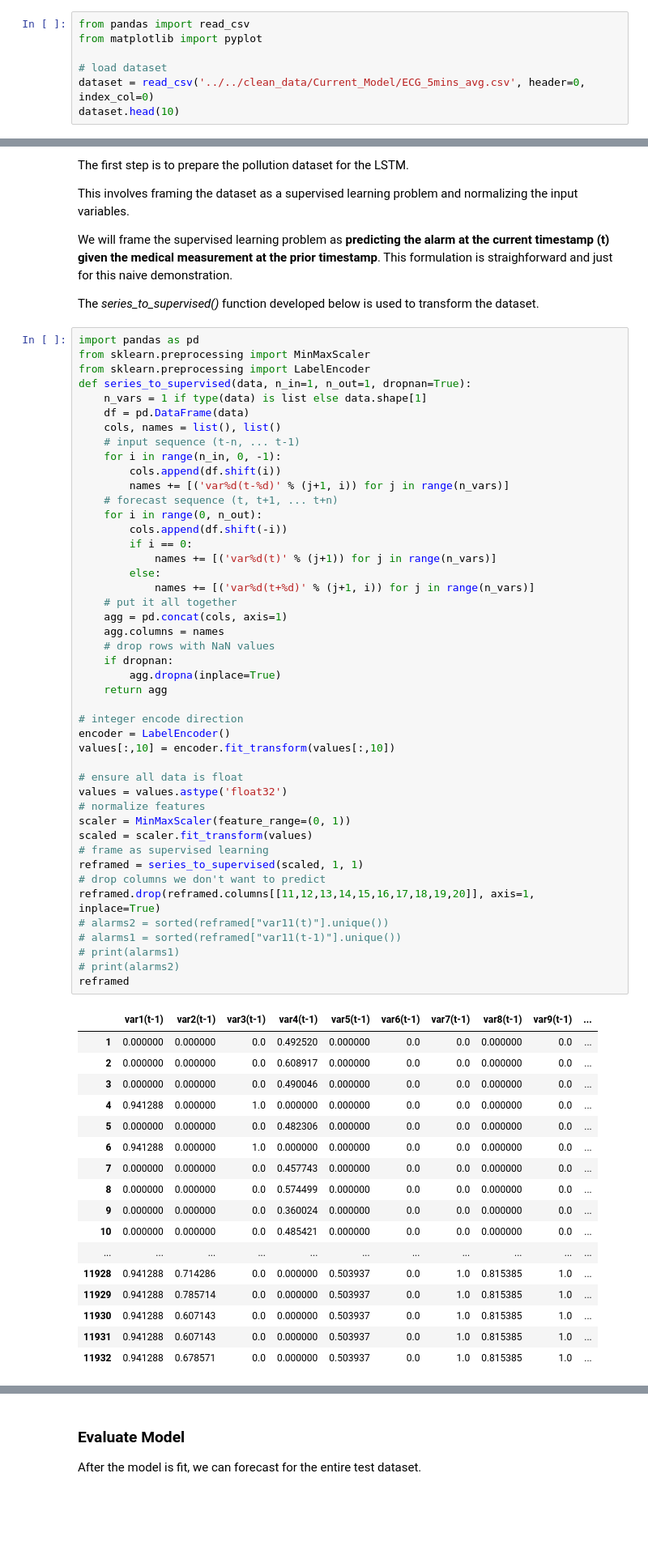
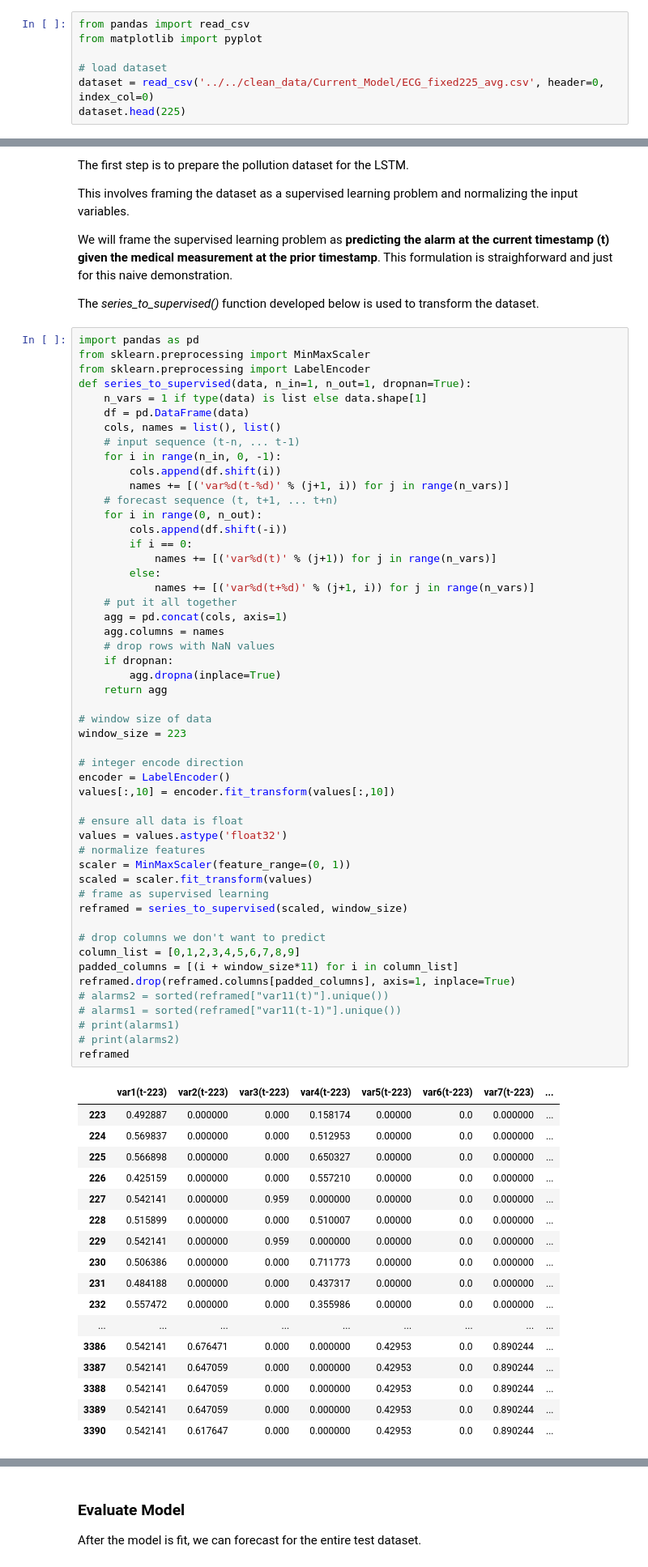
Before and after one commit to abhishekdutta/healthcare-predictive, a Jupyter notebook: notebooks/LSTM Multivariate Forecasting.ipynb, the cells around one changed output, grey strips where cells are left out. Shown: that part at 81% size. Saved outputs shown, nothing was run; the diff lists cells and outputs as text; blank space fills up the shorter version.

```diff
--- a/notebooks/LSTM Multivariate Forecasting.ipynb
+++ b/notebooks/LSTM Multivariate Forecasting.ipynb
@@ -19,8 +19,8 @@ from pandas import read_csv
 from matplotlib import pyplot
 
 # load dataset
-dataset = read_csv('../../clean_data/Current_Model/ECG_5mins_avg.csv', header=0, index_col=0)
-dataset.head(10)
+dataset = read_csv('../../clean_data/Current_Model/ECG_fixed225_avg.csv', header=0, index_col=0)
+dataset.head(225)
 # %% [output]
 |  | ECG | Respiration Rate | SpO2 | Pleth | Heart Rate | etCO2 | diastolic BP | systolic BP | ... |
 | timestamp |  |  |  |  |  |  |  |  | ... |
@@ -80,49 +87,55 @@ def series_to_supervised(data, n_in=1, n_out=1, dropnan=True):
         cols.append(df.shift(-i))
         if i == 0:
             names += [('var%d(t)' % (j+1)) for j in range(n_vars)]
         else:
             names += [('var%d(t+%d)' % (j+1, i)) for j in range(n_vars)]
     # put it all together
     agg = pd.concat(cols, axis=1)
     agg.columns = names
     # drop rows with NaN values
     if dropnan:
         agg.dropna(inplace=True)
     return agg
 
+# window size of data
+window_size = 223
+
 # integer encode direction
 encoder = LabelEncoder()
 values[:,10] = encoder.fit_transform(values[:,10])
 
 # ensure all data is float
 values = values.astype('float32')
 # normalize features
 scaler = MinMaxScaler(feature_range=(0, 1))
 scaled = scaler.fit_transform(values)
 # frame as supervised learning
-reframed = series_to_supervised(scaled, 1, 1)
+reframed = series_to_supervised(scaled, window_size)
+
 # drop columns we don't want to predict
-reframed.drop(reframed.columns[[11,12,13,14,15,16,17,18,19,20]], axis=1, inplace=True)
+column_list = [0,1,2,3,4,5,6,7,8,9]
+padded_columns = [(i + window_size*11) for i in column_list]
+reframed.drop(reframed.columns[padded_columns], axis=1, inplace=True)
 # alarms2 = sorted(reframed["var11(t)"].unique())
 # alarms1 = sorted(reframed["var11(t-1)"].unique())
 # print(alarms1)
 # print(alarms2)
 reframed
 # %% [output]
-|  | var1(t-1) | var2(t-1) | var3(t-1) | var4(t-1) | var5(t-1) | var6(t-1) | var7(t-1) | var8(t-1) | var9(t-1) | ... |
-| 1 | 0.000000 | 0.000000 | 0.0 | 0.492520 | 0.000000 | 0.0 | 0.0 | 0.000000 | 0.0 | ... |
-| 2 | 0.000000 | 0.000000 | 0.0 | 0.608917 | 0.000000 | 0.0 | 0.0 | 0.000000 | 0.0 | ... |
-| 3 | 0.000000 | 0.000000 | 0.0 | 0.490046 | 0.000000 | 0.0 | 0.0 | 0.000000 | 0.0 | ... |
-| 4 | 0.941288 | 0.000000 | 1.0 | 0.000000 | 0.000000 | 0.0 | 0.0 | 0.000000 | 0.0 | ... |
-| 5 | 0.000000 | 0.000000 | 0.0 | 0.482306 | 0.000000 | 0.0 | 0.0 | 0.000000 | 0.0 | ... |
-| 6 | 0.941288 | 0.000000 | 1.0 | 0.000000 | 0.000000 | 0.0 | 0.0 | 0.000000 | 0.0 | ... |
-| 7 | 0.000000 | 0.000000 | 0.0 | 0.457743 | 0.000000 | 0.0 | 0.0 | 0.000000 | 0.0 | ... |
-| 8 | 0.000000 | 0.000000 | 0.0 | 0.574499 | 0.000000 | 0.0 | 0.0 | 0.000000 | 0.0 | ... |
-| 9 | 0.000000 | 0.000000 | 0.0 | 0.360024 | 0.000000 | 0.0 | 0.0 | 0.000000 | 0.0 | ... |
-| 10 | 0.000000 | 0.000000 | 0.0 | 0.485421 | 0.000000 | 0.0 | 0.0 | 0.000000 | 0.0 | ... |
-| ... | ... | ... | ... | ... | ... | ... | ... | ... | ... | ... |
-| 11928 | 0.941288 | 0.714286 | 0.0 | 0.000000 | 0.503937 | 0.0 | 1.0 | 0.815385 | 1.0 | ... |
-| 11929 | 0.941288 | 0.785714 | 0.0 | 0.000000 | 0.503937 | 0.0 | 1.0 | 0.815385 | 1.0 | ... |
-| 11930 | 0.941288 | 0.607143 | 0.0 | 0.000000 | 0.503937 | 0.0 | 1.0 | 0.815385 | 1.0 | ... |
-| 11931 | 0.941288 | 0.607143 | 0.0 | 0.000000 | 0.503937 | 0.0 | 1.0 | 0.815385 | 1.0 | ... |
-| 11932 | 0.941288 | 0.678571 | 0.0 | 0.000000 | 0.503937 | 0.0 | 1.0 | 0.815385 | 1.0 | ... |
+|  | var1(t-223) | var2(t-223) | var3(t-223) | var4(t-223) | var5(t-223) | var6(t-223) | var7(t-223) | ... |
+| 223 | 0.492887 | 0.000000 | 0.000 | 0.158174 | 0.00000 | 0.0 | 0.000000 | ... |
+| 224 | 0.569837 | 0.000000 | 0.000 | 0.512953 | 0.00000 | 0.0 | 0.000000 | ... |
+| 225 | 0.566898 | 0.000000 | 0.000 | 0.650327 | 0.00000 | 0.0 | 0.000000 | ... |
+| 226 | 0.425159 | 0.000000 | 0.000 | 0.557210 | 0.00000 | 0.0 | 0.000000 | ... |
+| 227 | 0.542141 | 0.000000 | 0.959 | 0.000000 | 0.00000 | 0.0 | 0.000000 | ... |
+| 228 | 0.515899 | 0.000000 | 0.000 | 0.510007 | 0.00000 | 0.0 | 0.000000 | ... |
+| 229 | 0.542141 | 0.000000 | 0.959 | 0.000000 | 0.00000 | 0.0 | 0.000000 | ... |
+| 230 | 0.506386 | 0.000000 | 0.000 | 0.711773 | 0.00000 | 0.0 | 0.000000 | ... |
+| 231 | 0.484188 | 0.000000 | 0.000 | 0.437317 | 0.00000 | 0.0 | 0.000000 | ... |
+| 232 | 0.557472 | 0.000000 | 0.000 | 0.355986 | 0.00000 | 0.0 | 0.000000 | ... |
+| ... | ... | ... | ... | ... | ... | ... | ... | ... |
+| 3386 | 0.542141 | 0.676471 | 0.000 | 0.000000 | 0.42953 | 0.0 | 0.890244 | ... |
+| 3387 | 0.542141 | 0.647059 | 0.000 | 0.000000 | 0.42953 | 0.0 | 0.890244 | ... |
+| 3388 | 0.542141 | 0.647059 | 0.000 | 0.000000 | 0.42953 | 0.0 | 0.890244 | ... |
+| 3389 | 0.542141 | 0.647059 | 0.000 | 0.000000 | 0.42953 | 0.0 | 0.890244 | ... |
+| 3390 | 0.542141 | 0.617647 | 0.000 | 0.000000 | 0.42953 | 0.0 | 0.890244 | ... |
```
Also changed, not shown: parts of 13 cells of this notebook, 6 other files.
